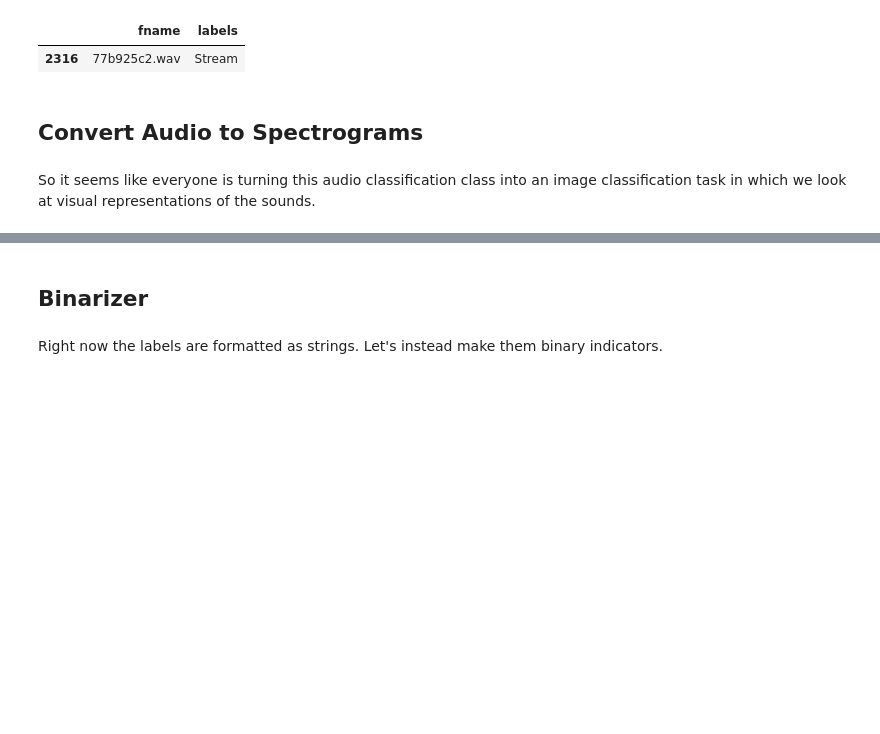
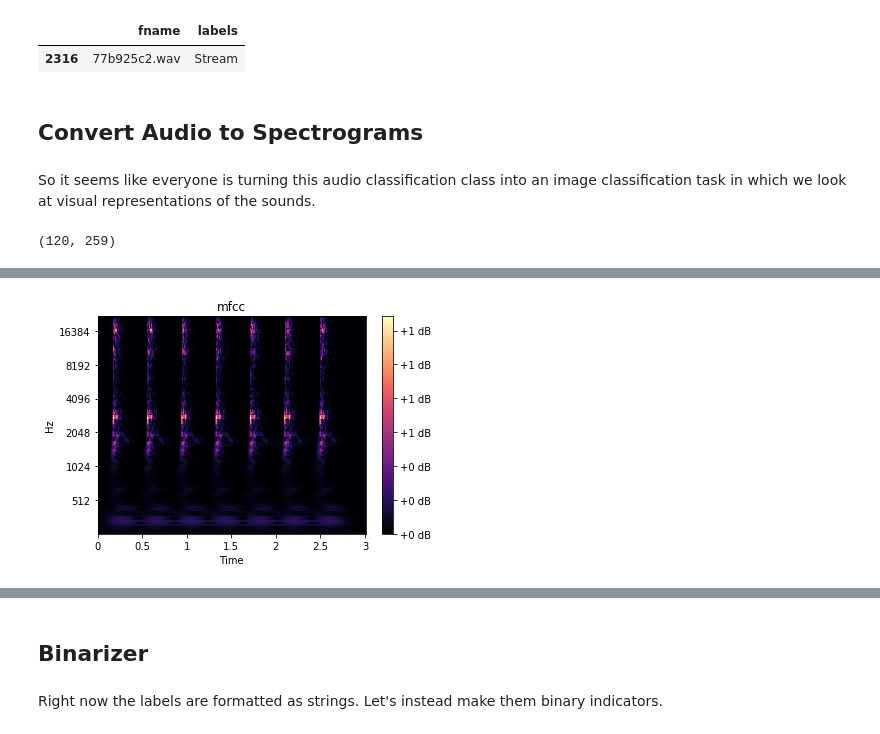
Before and after one commit to JoshVarty/AudioTagging, a Jupyter notebook: 00_Preprocess.ipynb, the cells around one changed output, grey strips where cells are left out. Cells and saved outputs as stored; diff of their text form; code cells hidden in the pictures; blank space fills up the shorter version.

```diff
--- a/00_Preprocess.ipynb
+++ b/00_Preprocess.ipynb
@@ -96,10 +94,20 @@ def audio_to_melspectrogram(conf, audio):
     spectrogram = spectrogram.astype(np.float32)
     return spectrogram
 
+def audio_to_cqt(conf, audio):
+    spectrogram = librosa.cqt(audio,
+                              sr=conf.sampling_rate,
+                              hop_length=conf.hop_length,
+                              n_bins=120,
+                              fmin=conf.fmin)
+
+    #spectrogram = spectrogram.astype(np.float32)
+    return spectrogram
+
 
 def show_melspectrogram(conf, mels, title='mfcc'):
     librosa.display.specshow(mels, x_axis='time', y_axis='mel',
-                             sr=conf.sampling_rate, hop_length=conf.hop_length,
+                            sr=conf.sampling_rate, hop_length=conf.hop_length,
                             fmin=conf.fmin, fmax=conf.fmax)
     plt.colorbar(format='%+2.0f dB')
     plt.title(title)
@@ -109,10 +117,20 @@ def show_melspectrogram(conf, mels, title='mfcc'):
 def read_as_melspectrogram(conf, pathname, trim_long_data, debug_display=False):
     x = read_audio(conf, pathname, trim_long_data)
     mels = audio_to_melspectrogram(conf, x)
+    print(mels.shape)
     if debug_display:
         IPython.display.display(IPython.display.Audio(x, rate=conf.sampling_rate))
         show_melspectrogram(conf, mels)
     return mels
+
+def read_as_cqt(conf, pathname, trim_long_data, debug_display=False):
+    x = read_audio(conf, pathname, trim_long_data)
+    cqt = audio_to_cqt(conf, x)
+    print(cqt.shape)
+    if debug_display:
+        IPython.display.display(IPython.display.Audio(x, rate=conf.sampling_rate))
+        show_melspectrogram(conf, cqt)
+    return cqt
 
 
 conf = EasyDict()
@@ -124,12 +142,16 @@ conf = EasyDict()
 #conf.n_mels = 128
 #conf.n_fft = conf.n_mels * 20
 
-conf.sampling_rate = 32000
-conf.duration = 5
-conf.hop_length = 500 # So that there are 64 frames per second
-conf.fmin = 50
-conf.fmax = 14000
-conf.n_mels = 128
+conf.sampling_rate = 44100            # Highest quality
+conf.duration = 3                     # About double the length of time we look at
+conf.hop_length = 512                 # We're looking at about 1.4 seconds
+conf.fmin = 20                        # Near the lowest a human can hear
+conf.fmax = conf.sampling_rate // 2   # The maximum frequency we can represent
+conf.n_mels = 128                     # Our crops are 128 in height
 conf.n_fft = conf.n_mels * 20
 
 conf.samples = conf.sampling_rate * conf.duration
+# %%
+x = read_as_cqt(conf, TRN_CURATED/'fc3472cf.wav', trim_long_data=False, debug_display=True)
+# %% [output]
+(120, 259)
@@ -136,2 +159,3 @@ conf.samples = conf.sampling_rate * conf.duration
+[figure, added]
 # %%
 x = read_as_melspectrogram(conf, TRN_CURATED/'fc3472cf.wav', trim_long_data=False, debug_display=True)
```
Also changed, not shown: parts of 5 cells of this notebook.
